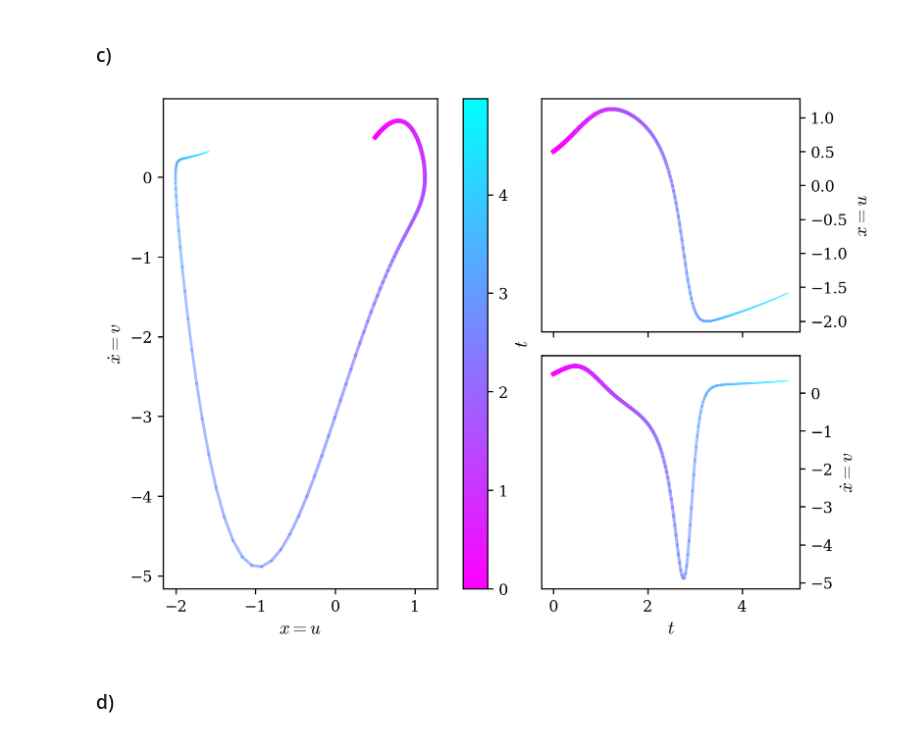
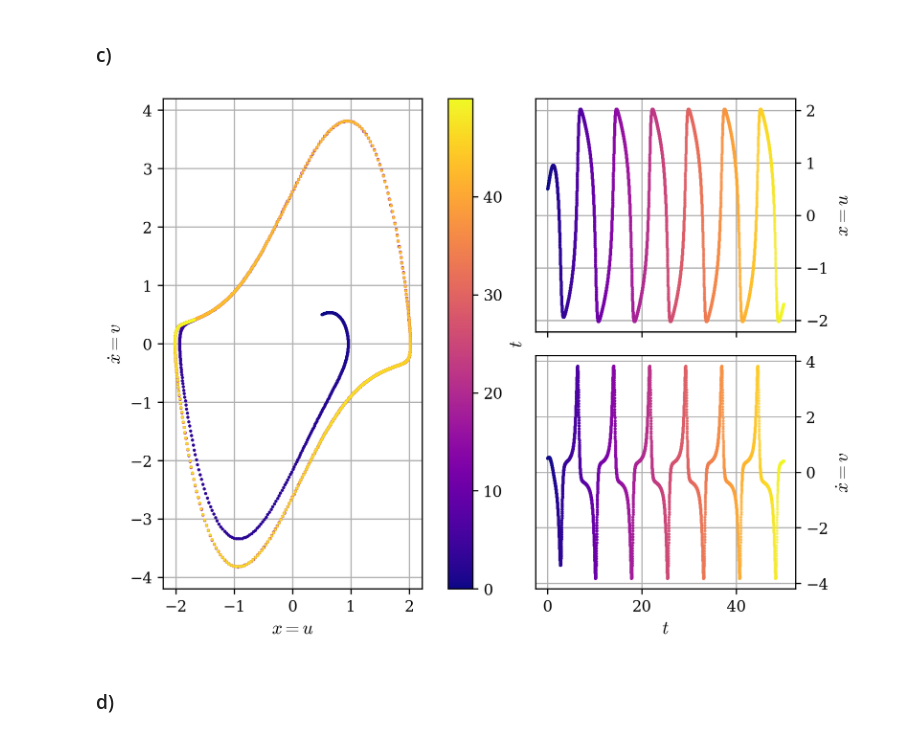
Before and after one commit to agustinbrusco/Sistemas_Complejos, a Jupyter notebook: guias/Guia1.ipynb, the cells around one changed output. Drawn from its saved outputs; the diff is of its cells as text; code cells hidden in the pictures.

```diff
--- a/guias/Guia1.ipynb
+++ b/guias/Guia1.ipynb
@@ -111,19 +77,18 @@ $$\frac{\mathrm{d} E}{\mathrm{d} t} = -\alpha x^2 \dot{x}^2 + \alpha \dot{x}^2$$
 # %% [markdown]
 ### c)
 # %%
-
-def van_der_pol_func(t, x: tuple[float, float], alpha: float) -> float:
+def van_der_pol_func(t: float, x: ArrayLike, alpha: float) -> ArrayLike:
     u, v = x
     return (v, -u - alpha * v * (u**2) + alpha * v)
 
 
 def runge_kutta_4_step(
     f: Callable,
-    x_i: np.array,
+    x_i: ArrayLike,
     t_i: float,
     dt: float,
     *args,
-) -> np.array:
+) -> ArrayLike:
     k_array = np.empty((4, x_i.size))
     k_array[0] = f(t_i, x_i, *args)
     k_array[1] = f(t_i + dt/2, x_i + dt / 2 * k_array[0], *args)
@@ -136,31 +101,29 @@ def runge_kutta_4_step(
 
 def runge_kutta_4(
     f: Callable,
-    x_0: np.array,
-    t_0: float,
+    x_0: ArrayLike,
     dt: float,
     steps: int,
     **kwargs,
-) -> np.array:
+) -> ArrayLike:
     x_vals = np.zeros((1+steps, x_0.size))
     x_vals[0] = x_0
     for i in range(steps):
         x_vals[i+1] = runge_kutta_4_step(
-            f, x_vals[i], t_0+i*dt, dt, *kwargs.values()
+            f, x_vals[i], i*dt, dt, *kwargs.values()
         )
     return x_vals
 # %%
-t_0 = 0
 x0 = np.array([0.5, 0.5])
-total_time = 20
+tiempo_total = 50
 dt = 0.01
-time_values = np.arange(0, total_time, dt)
-u, v = runge_kutta_4(van_der_pol_func, x_0=x0, t_0=t_0, dt=dt, steps=int(total_time/dt), alpha=2).T
+t_vals = np.arange(0, tiempo_total, dt)
+u, v = runge_kutta_4(van_der_pol_func, x_0=x0, dt=dt, steps=int(tiempo_total/dt), alpha=2).T
 # %%
-fig, axs_dict = plot_mosaic_phase(time_values, u, v, "cool_r")
+fig, axs_dict = plot_mosaic_phase(t_vals, u, v, "plasma", ls="", marker=".", ms=2)
 plt.show()
 # %% [output]
-[figure, old version]
+[figure, new version]
 # %% [markdown]
 ### d)
 # %%
```
Also changed, not shown: parts of 13 cells of this notebook, 1 other file.
